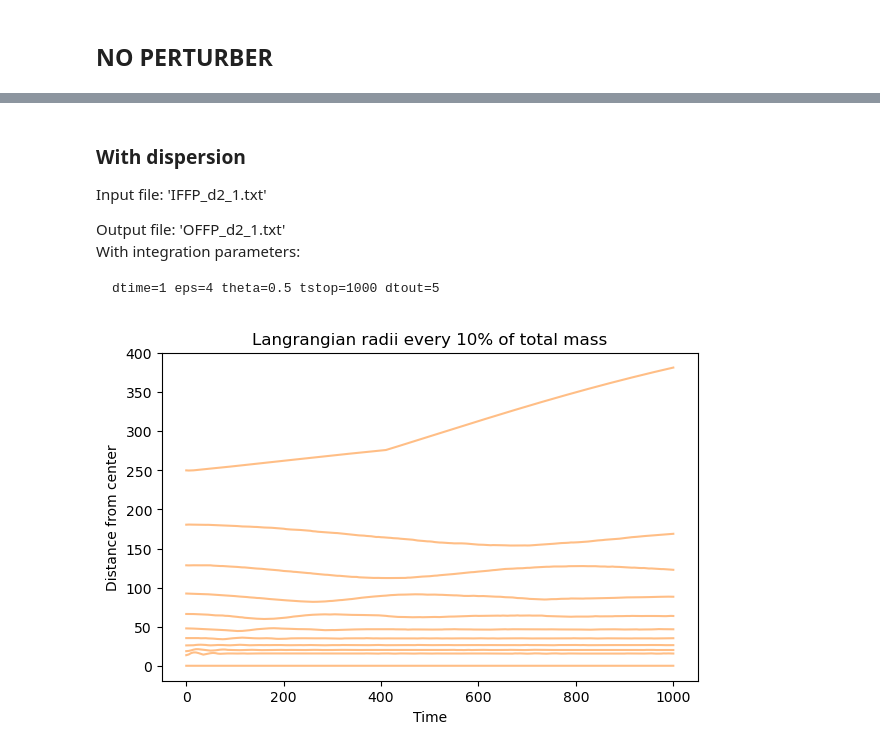
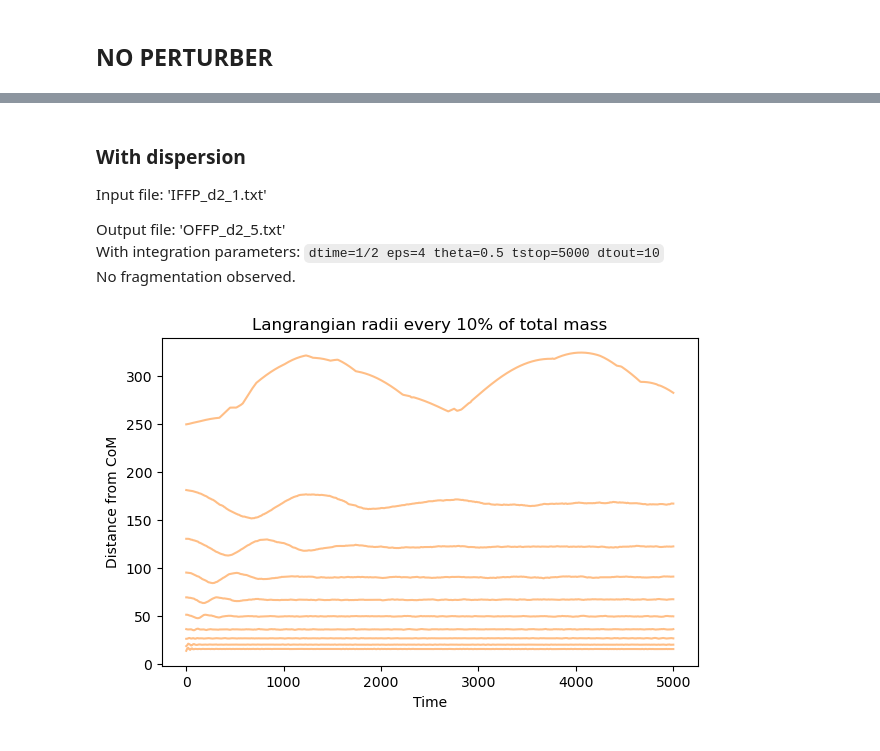
Before and after one commit to RoccoGiugni/DoSS-24-25, a Jupyter notebook: FP/FinalProject-V3.ipynb, the cells around one changed output, grey strips where cells are left out. Cells and saved outputs as stored; diff of their text form; code cells hidden in the pictures.

```diff
--- a/FP/FinalProject-V3.ipynb
+++ b/FP/FinalProject-V3.ipynb
@@ -305,36 +297,27 @@ print('U / K', U_th / K_th, '\t', U_num / K_num)
 # %%
 # For initial input
 
-file_in = 'FP_data/IFFP_d1_1.txt'
+file_in = 'FP_data/IFFP_p3_1.txt'
 
 m = m / M0
-
-x = x / R0
-y = y / R0
-z = z / R0
-
-vx = vx / R0 * T0
-vy = vy / R0 * T0
-vz = vz / R0 * T0
 
 n_dim = 3 # NOTE: can it be done just in 2D ?
 time_in = 0 # initial time
 
-out_r = np.column_stack((x, y, z))
-out_v = np.column_stack((vx, vy, vz))
+r = np.column_stack((x, y, z)) / R0
+v = np.column_stack((vx, vy, vz)) / R0 * T0
 with open(file_in, 'w') as file:
     file.write(f'{N}\n')
     file.write(f'{n_dim}\n')
     file.write(f'{time_in}\n')
-    for i in m:
-        file.write(f'{i}\n')
-    np.savetxt(file, out_r)
-    np.savetxt(file, out_v)
+    np.savetxt(file, m[:,None])
+    np.savetxt(file, r)
+    np.savetxt(file, v)
 # %%
 # For runs starting from last output
 
-#file_in = 'FP_datafiles/IFFP-7-2.txt'
-file_in = 'FP_test/IFFP_t3_5.txt'
+file_in = 'FP_data/IFFP_p2_5.txt'
+#file_in = 'FP_test/IFFP_t3_6.txt'
 
 n_dim = 3
 
@@ -342,11 +325,15 @@ with open(file_in, 'w') as file:
     file.write(f'{N}\n')
     file.write(f'{n_dim}\n')
     file.write(f'{time[-1]}\n')
-    #for i in m[-1]:
-     #   file.write(f'{i}\n')
     np.savetxt(file, m[-1,:,None])
     np.savetxt(file, r[-1])
     np.savetxt(file, v[-1])
+
+# Remove last 'block' to append new simulation output
+
+end = len(lines) - n
+with open(file_out, 'w') as file:
+    file.writelines(lines[:end])
 # %% [markdown]
 # 2 - INTEGRATION PARAMETERS
 
@@ -431,9 +437,9 @@ plt.show()
 Read the output file, define mass, position and velocity arrays and move to the CoM RF.
 NOTE: this block is used for everyone of the analysed systems.
 # %%
-# Reading file
+# Read file
 
-file_out = 'FP_data/OFFP_d1_1.txt'
+file_out = 'FP_data/OFFP_p2_2.txt'
 #file_out = 'FP_test/OFFP_t3_2.txt'
 
 time_rows = []
@@ -529,25 +539,25 @@ plt.show()
 
 Input file:    'IFFP_d2_1.txt'
 
-Output file:    'OFFP_d2_1.txt'\
-With integration parameters:
-
-    dtime=1 eps=4 theta=0.5 tstop=1000 dtout=5
+Output file:    'OFFP_d2_5.txt'\
+With integration parameters: `dtime=1/2 eps=4 theta=0.5 tstop=5000 dtout=10`\
+No fragmentation observed.
 # %%
 ## --- LANGRANGIAN RADII vs TIME (in the CoM RF)--- ##
 
 fig, ax = plt.subplots(1, 1, figsize=(6, 4), layout='constrained')
 
 d_CMF = np.linalg.norm(r_CMF, axis=2)
 d_sort = np.sort(d_CMF, axis=1)
 
 ii = int(d_sort.shape[1] / 10)
-ax.plot(time, d_sort[:,::ii], color='tab:orange', alpha=.5)
+ax.plot(time, d_sort[:,ii-1::ii], color='tab:orange', alpha=.5)
 
 ax.set_title(f'Langrangian radii every {N / ii:.0f}% of total mass')
 ax.set_xlabel('Time')
-ax.set_ylabel('Distance from center')
+ax.set_ylabel('Distance from CoM')
 
+#plt.savefig('FP_images/fig_d2_5_LR.png', dpi=200)
 plt.show()
 # %% [output]
-[figure, old version]
+[figure, new version]
```
Also changed, not shown: parts of 27 cells of this notebook, 1 other file.
